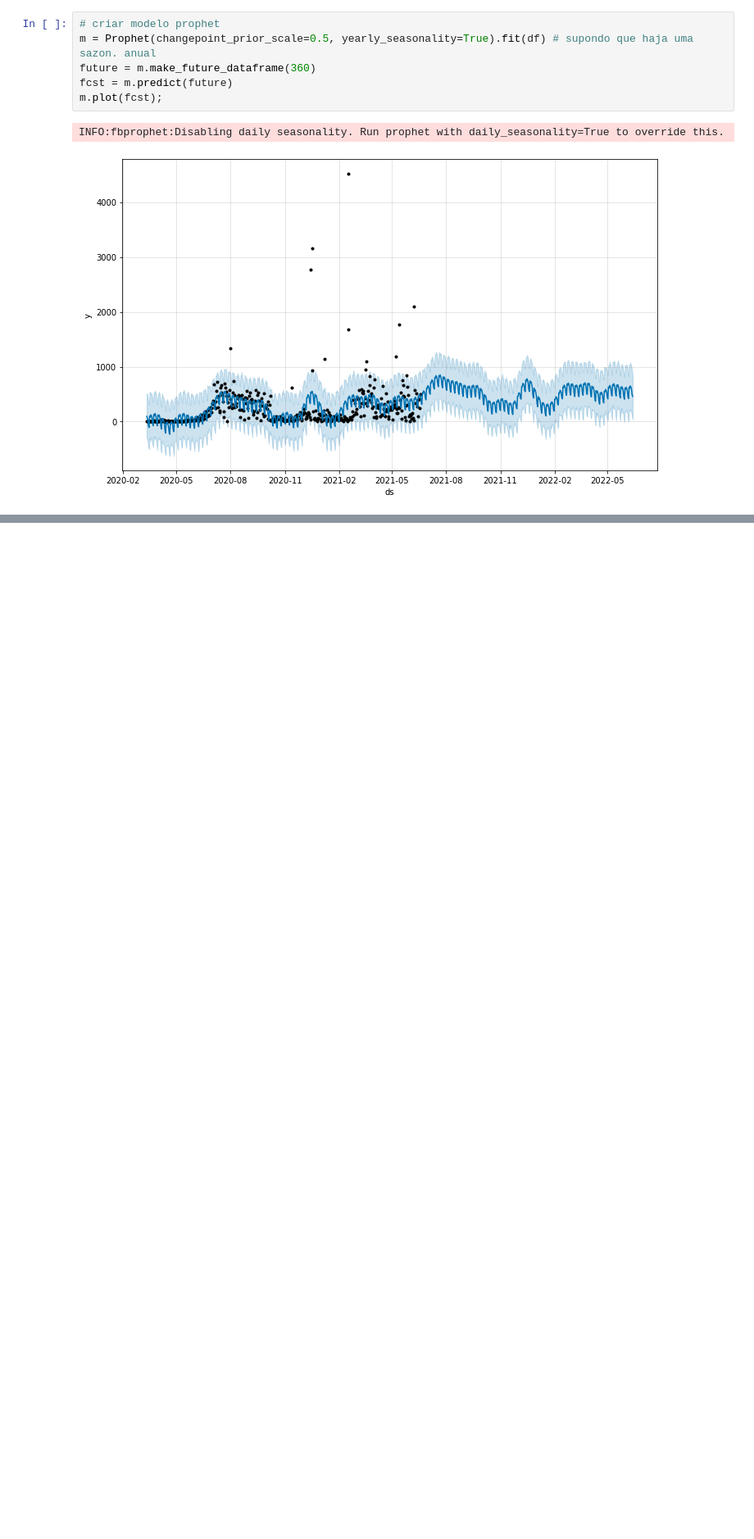
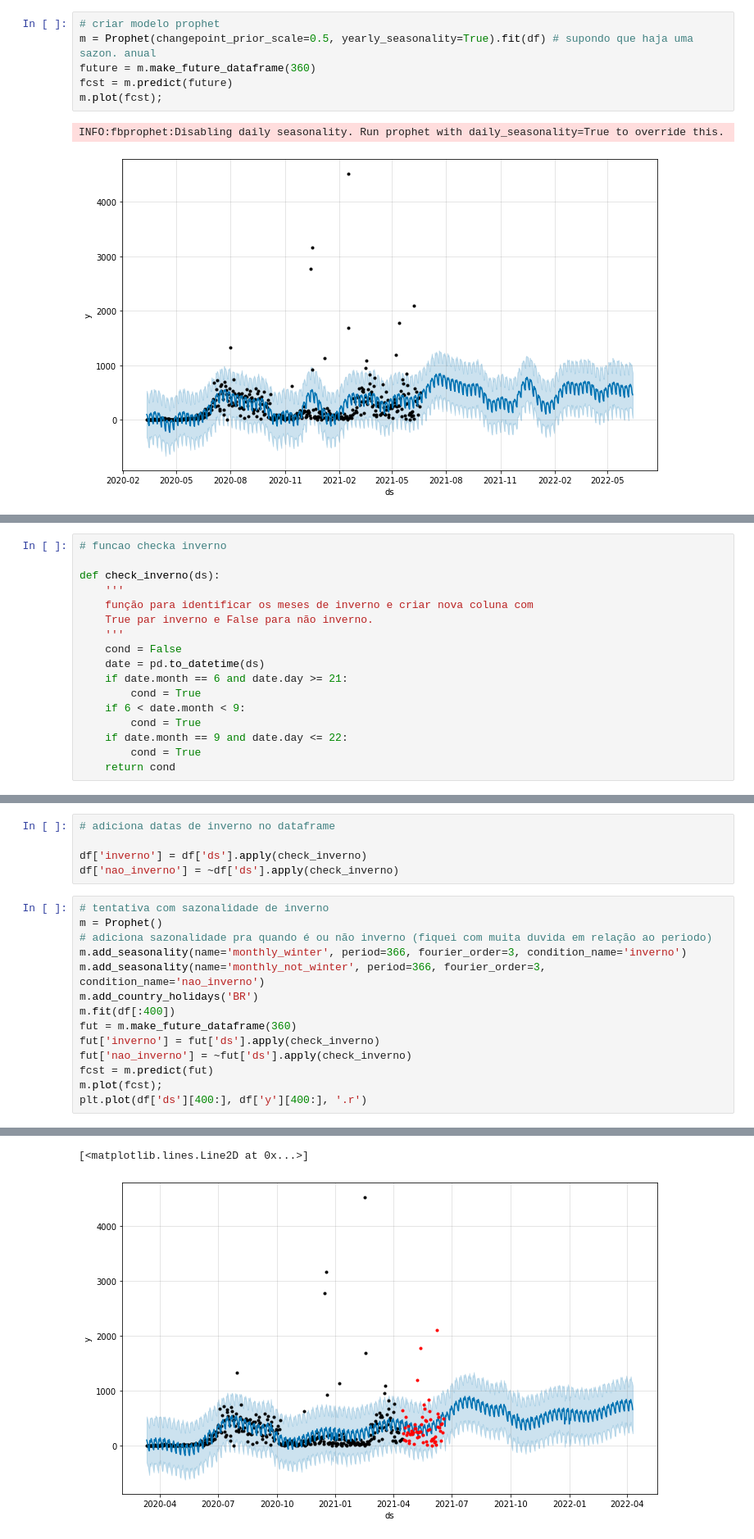
Before and after one commit to itsGab/bootcamp_df_covid_prophet, a Jupyter notebook: nb/covid_curitiba_pr.ipynb, the cells around one changed output, grey strips where cells are left out. Shown at 82% size. Saved outputs shown, nothing was run; the diff lists cells and outputs as text; blank space fills up the shorter version.

```diff
--- a/nb/covid_curitiba_pr.ipynb
+++ b/nb/covid_curitiba_pr.ipynb
@@ -166,0 +169,17 @@ m.plot_components(fcst);
+# %%
+# funcao checka inverno
+
+def check_inverno(ds):
+    '''
+    função para identificar os meses de inverno e criar nova coluna com
+    True par inverno e False para não inverno.
+    '''
+    cond = False
+    date = pd.to_datetime(ds)
+    if date.month == 6 and date.day >= 21:
+        cond = True
+    if 6 < date.month < 9:
+        cond = True
+    if date.month == 9 and date.day <= 22:
+        cond = True
+    return cond
@@ -166,0 +188,20 @@ m.plot_components(fcst);
+# %%
+# adiciona datas de inverno no dataframe
+
+df['inverno'] = df['ds'].apply(check_inverno)
+df['nao_inverno'] = ~df['ds'].apply(check_inverno)
+# %%
+# tentativa com sazonalidade de inverno
+m = Prophet()
+# adiciona sazonalidade pra quando é ou não inverno (fiquei com muita duvida em relação ao periodo)
+m.add_seasonality(name='monthly_winter', period=366, fourier_order=3, condition_name='inverno')
+m.add_seasonality(name='monthly_not_winter', period=366, fourier_order=3, condition_name='nao_inverno')
+m.add_country_holidays('BR')
+m.fit(df[:400])
+fut = m.make_future_dataframe(360)
+fut['inverno'] = fut['ds'].apply(check_inverno)
+fut['nao_inverno'] = ~fut['ds'].apply(check_inverno)
+fcst = m.predict(fut)
+m.plot(fcst);
+plt.plot(df['ds'][400:], df['y'][400:], '.r')
+# %% [output]
@@ -166,0 +210,2 @@ m.plot_components(fcst);
+[<matplotlib.lines.Line2D at 0x...>]
+[figure, added]
```
Also changed, not shown: parts of 9 cells of this notebook.
